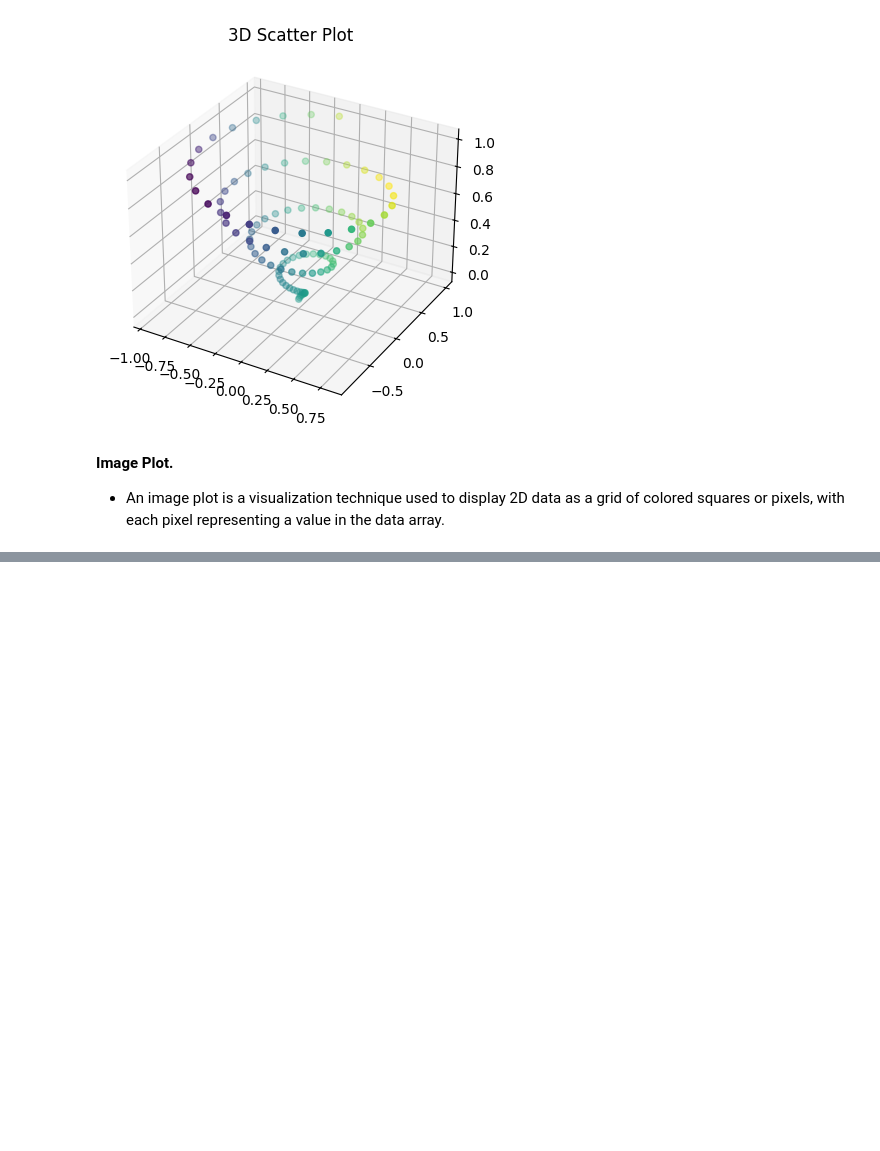
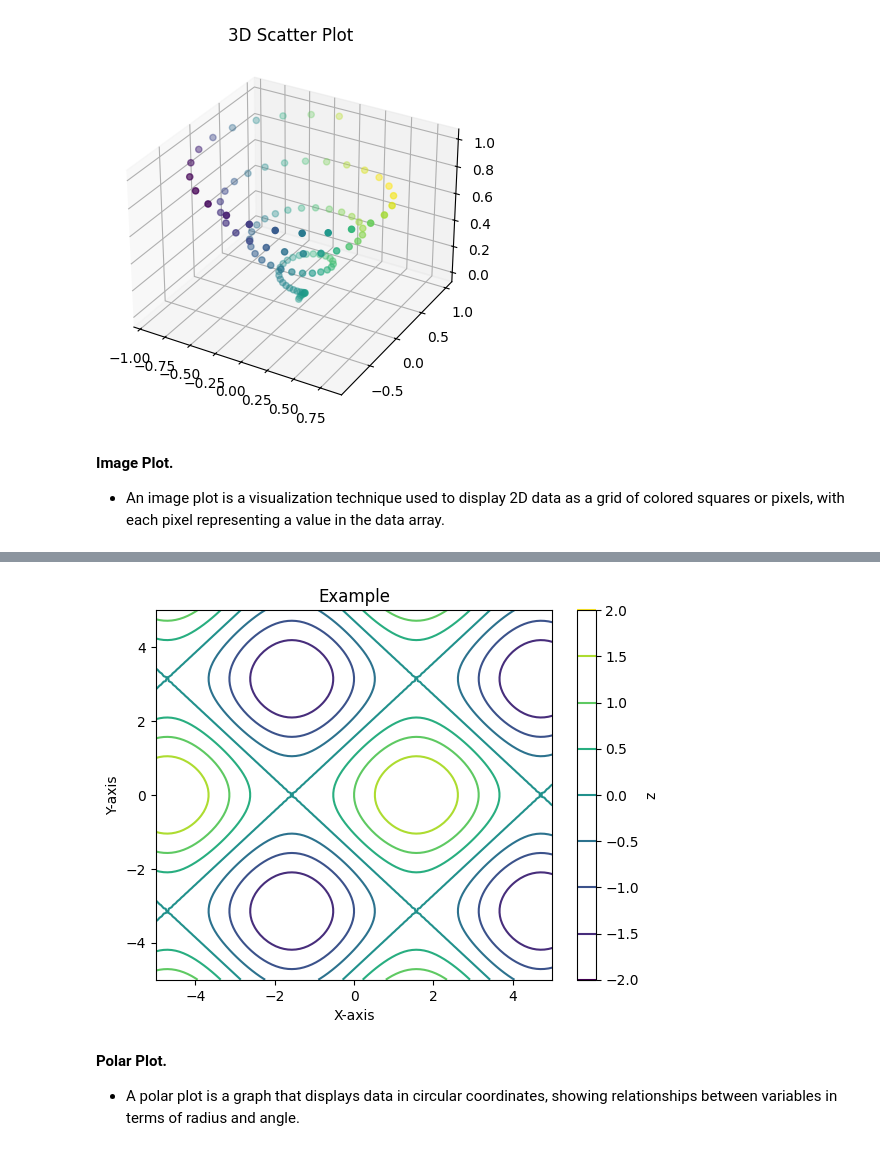
Before and after one commit to Rizwansaifi571/Matplotlib_Tutorial, a Jupyter notebook: Misallaneous.ipynb, the cells around one changed output, grey strips where cells are left out. Drawn from its saved outputs; the diff is of its cells as text; code cells hidden in the pictures; blank space fills up the shorter version.

Commit message:
Miscallaneous Plots.

```diff
--- a/Misallaneous.ipynb
+++ b/Misallaneous.ipynb
@@ -113,0 +120,18 @@ plt.show()
+# %%
+import numpy as np
+x=np.linspace(-5, 5, 100)
+y=np.linspace(-5, 5, 100)
+X, Y=np.meshgrid(x, y)
+z=np.sin(X)+np.cos(Y)
+contour_plot=plt.contour(X, Y, z)
+plt.xlabel('X-axis')
+plt.ylabel('Y-axis')
+plt.title('Example')
+plt.colorbar(contour_plot, label='z')
+plt.show()
+# %% [output]
+[figure, added]
+# %% [markdown]
+__Polar Plot.__
+
+- A polar plot is a graph that displays data in circular coordinates, showing relationships between variables in terms of radius and angle.
```
Also changed, not shown: parts of 1 cell of this notebook.
